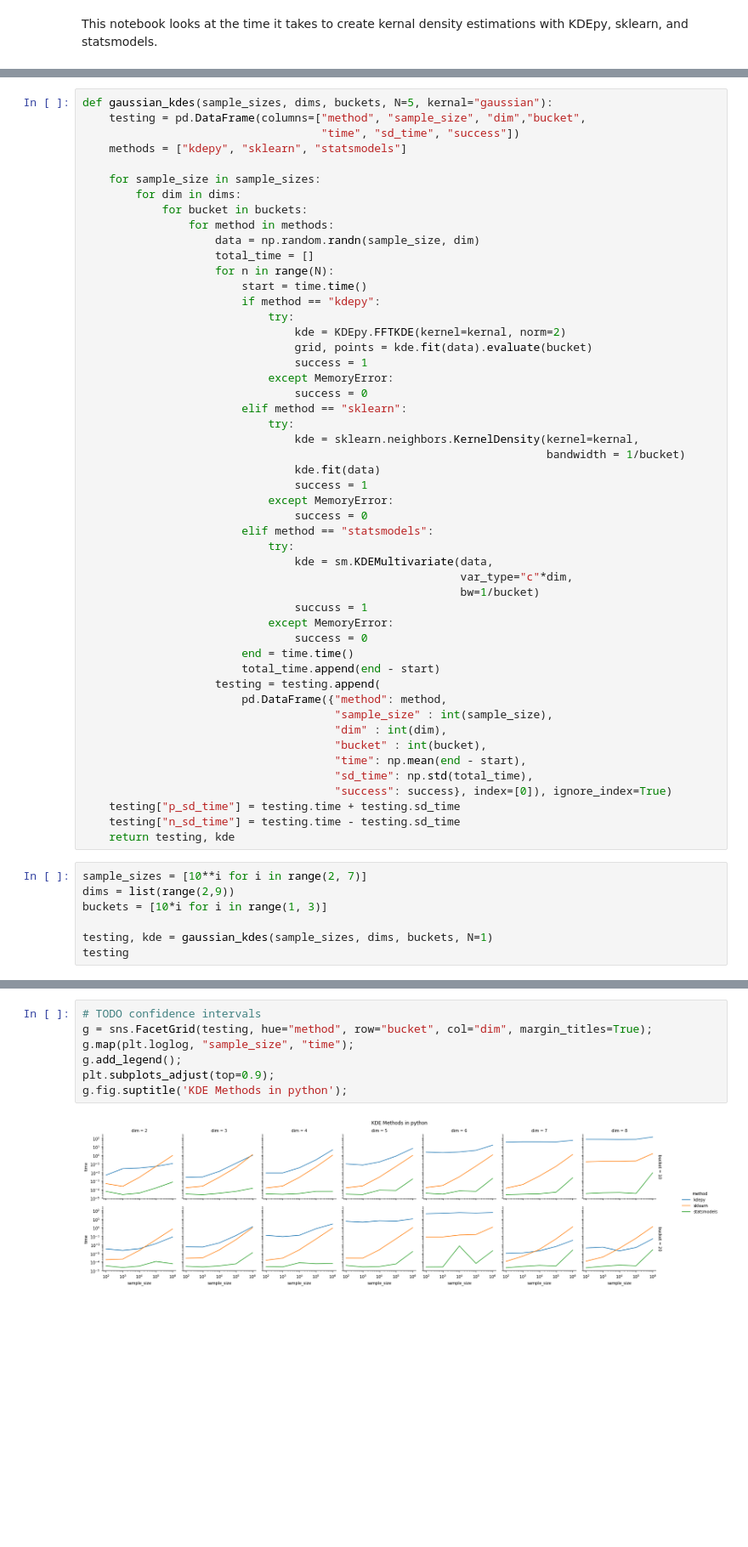
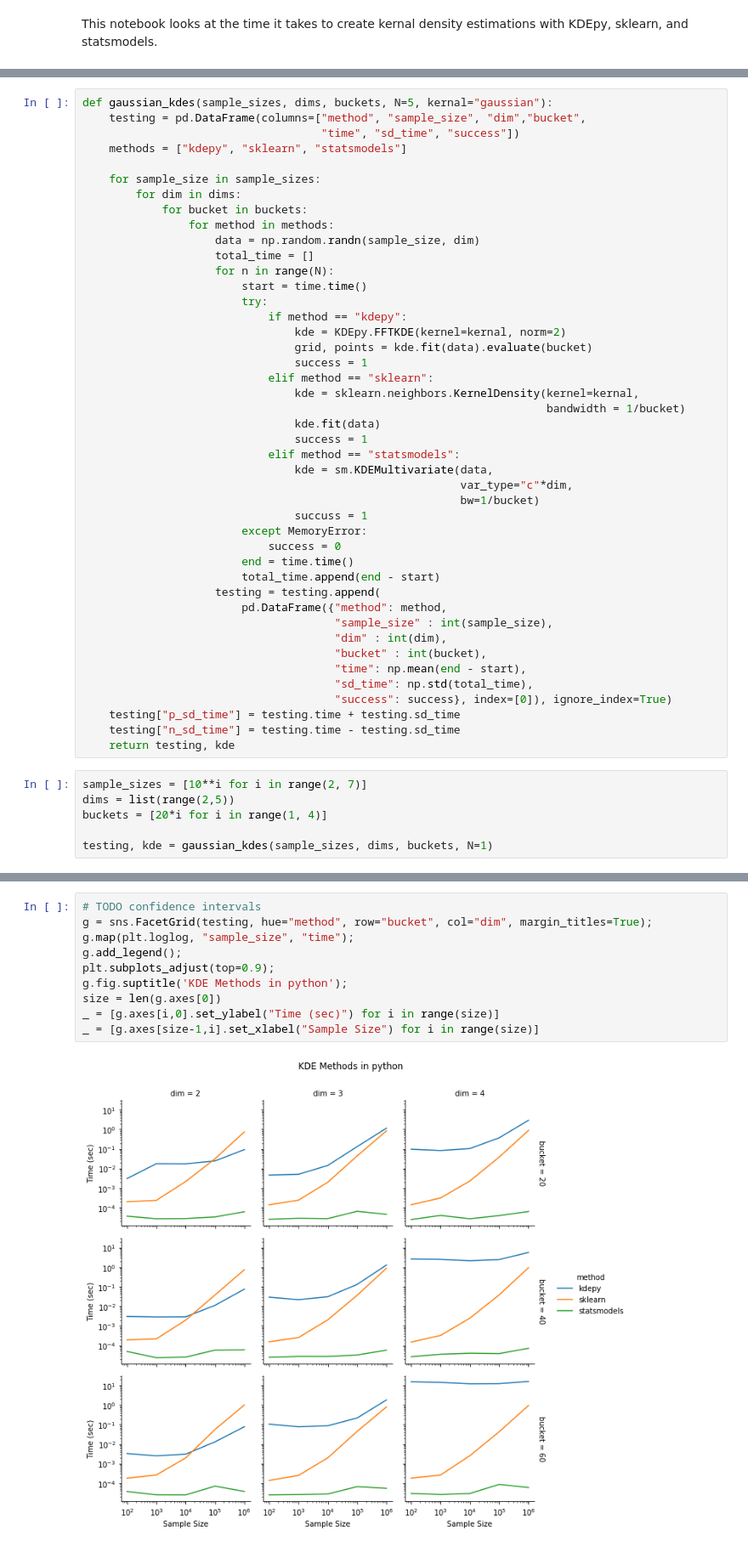
Before and after one commit to badbayesian/kde_examples, a Jupyter notebook: testing_gaussian_dist.ipynb, the cells around one changed output, grey strips where cells are left out. Shown at 85% size. Cells and saved outputs as stored; diff of their text form; blank space fills up the shorter version.

Commit message:
ENH: testing

```diff
--- a/testing_gaussian_dist.ipynb
+++ b/testing_gaussian_dist.ipynb
@@ -29,29 +29,23 @@ def gaussian_kdes(sample_sizes, dims, buckets, N=5, kernal="gaussian"):
                     total_time = []
                     for n in range(N):
                         start = time.time()
-                        if method == "kdepy":
-                            try:
+                        try:
+                            if method == "kdepy":
                                 kde = KDEpy.FFTKDE(kernel=kernal, norm=2)
                                 grid, points = kde.fit(data).evaluate(bucket)
                                 success = 1
-                            except MemoryError:
-                                success = 0
-                        elif method == "sklearn":
-                            try:
+                            elif method == "sklearn":
                                 kde = sklearn.neighbors.KernelDensity(kernel=kernal,
                                                                       bandwidth = 1/bucket)
                                 kde.fit(data)
                                 success = 1
-                            except MemoryError:
-                                success = 0
-                        elif method == "statsmodels":
-                            try:
+                            elif method == "statsmodels":
                                 kde = sm.KDEMultivariate(data,
                                                          var_type="c"*dim,
                                                          bw=1/bucket)
                                 succuss = 1
-                            except MemoryError:
-                                success = 0
+                        except MemoryError:
+                            success = 0
                         end = time.time()
                         total_time.append(end - start)
                     testing = testing.append(
@@ -67,8 +61,7 @@ def gaussian_kdes(sample_sizes, dims, buckets, N=5, kernal="gaussian"):
     return testing, kde
 # %%
 sample_sizes = [10**i for i in range(2, 7)]
-dims = list(range(2,9))
-buckets = [10*i for i in range(1, 3)]
+dims = list(range(2,5))
+buckets = [20*i for i in range(1, 4)]
 
 testing, kde = gaussian_kdes(sample_sizes, dims, buckets, N=1)
-testing
@@ -94,9 +68,12 @@ testing
 # %%
 # TODO confidence intervals
 g = sns.FacetGrid(testing, hue="method", row="bucket", col="dim", margin_titles=True);
 g.map(plt.loglog, "sample_size", "time");
 g.add_legend();
 plt.subplots_adjust(top=0.9);
 g.fig.suptitle('KDE Methods in python');
+size = len(g.axes[0])
+_ = [g.axes[i,0].set_ylabel("Time (sec)") for i in range(size)]
+_ = [g.axes[size-1,i].set_xlabel("Sample Size") for i in range(size)]
 # %% [output]
-[figure, old version]
+[figure, new version]
```
Also changed, not shown: parts of 1 cell of this notebook.
